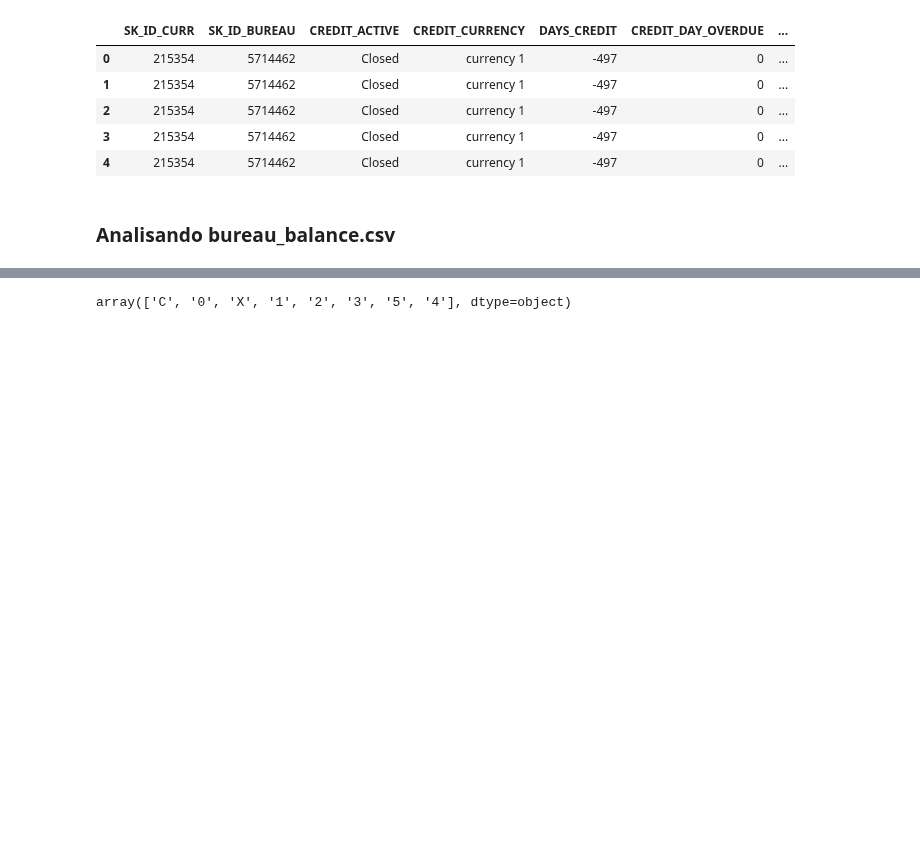
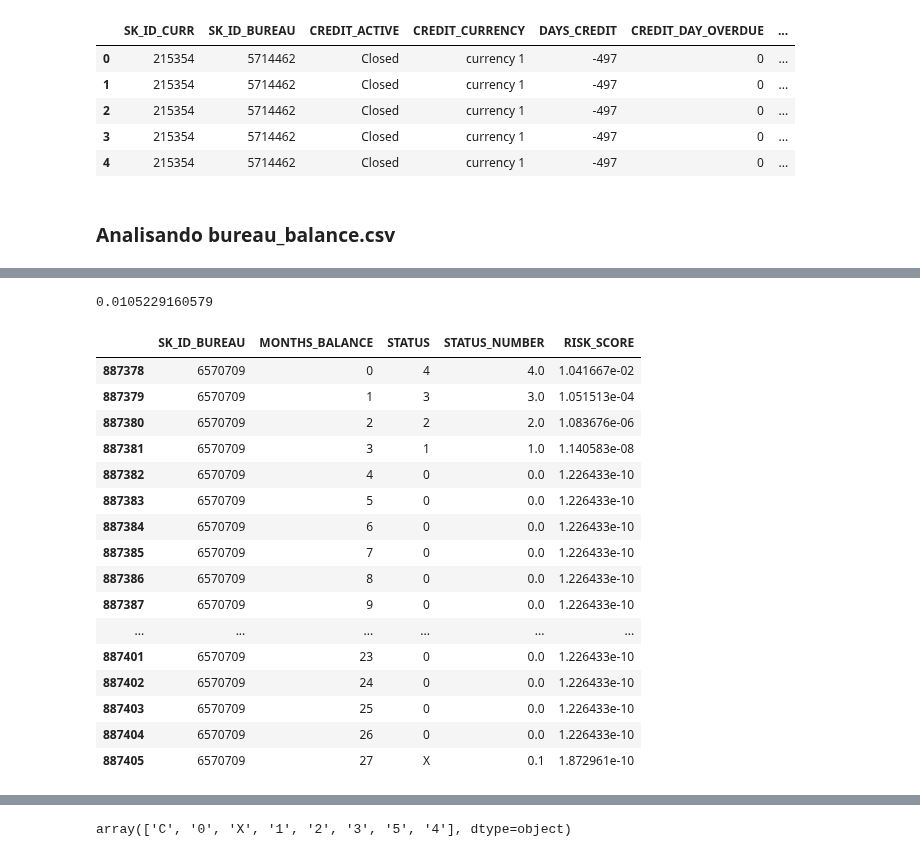
Before and after one commit to thiagobrito/home-credit-default-risk, a Jupyter notebook: bureau-balance.ipynb, the cells around one changed output, grey strips where cells are left out. Saved outputs shown, nothing was run; the diff lists cells and outputs as text; code cells hidden in the pictures; blank space fills up the shorter version.

```diff
--- a/bureau-balance.ipynb
+++ b/bureau-balance.ipynb
@@ -325,0 +392,23 @@ bureau_balance_df.head(10)
+# %%
+# Ultimos 4 meses mais recentes atrasados
+print(bureau_balance_df[bureau_balance_df.SK_ID_BUREAU == 6570709]['RISK_SCORE'].sum())
+bureau_balance_df[bureau_balance_df.SK_ID_BUREAU == 6570709]
+# %% [output]
+0.0105229160579
+|  | SK_ID_BUREAU | MONTHS_BALANCE | STATUS | STATUS_NUMBER | RISK_SCORE |
+| 887378 | 6570709 | 0 | 4 | 4.0 | 1.041667e-02 |
+| 887379 | 6570709 | 1 | 3 | 3.0 | 1.051513e-04 |
+| 887380 | 6570709 | 2 | 2 | 2.0 | 1.083676e-06 |
+| 887381 | 6570709 | 3 | 1 | 1.0 | 1.140583e-08 |
+| 887382 | 6570709 | 4 | 0 | 0.0 | 1.226433e-10 |
+| 887383 | 6570709 | 5 | 0 | 0.0 | 1.226433e-10 |
+| 887384 | 6570709 | 6 | 0 | 0.0 | 1.226433e-10 |
+| 887385 | 6570709 | 7 | 0 | 0.0 | 1.226433e-10 |
+| 887386 | 6570709 | 8 | 0 | 0.0 | 1.226433e-10 |
+| 887387 | 6570709 | 9 | 0 | 0.0 | 1.226433e-10 |
+| ... | ... | ... | ... | ... | ... |
+| 887401 | 6570709 | 23 | 0 | 0.0 | 1.226433e-10 |
+| 887402 | 6570709 | 24 | 0 | 0.0 | 1.226433e-10 |
+| 887403 | 6570709 | 25 | 0 | 0.0 | 1.226433e-10 |
+| 887404 | 6570709 | 26 | 0 | 0.0 | 1.226433e-10 |
+| 887405 | 6570709 | 27 | X | 0.1 | 1.872961e-10 |
```
Also changed, not shown: parts of 22 cells of this notebook, 4 other files.
